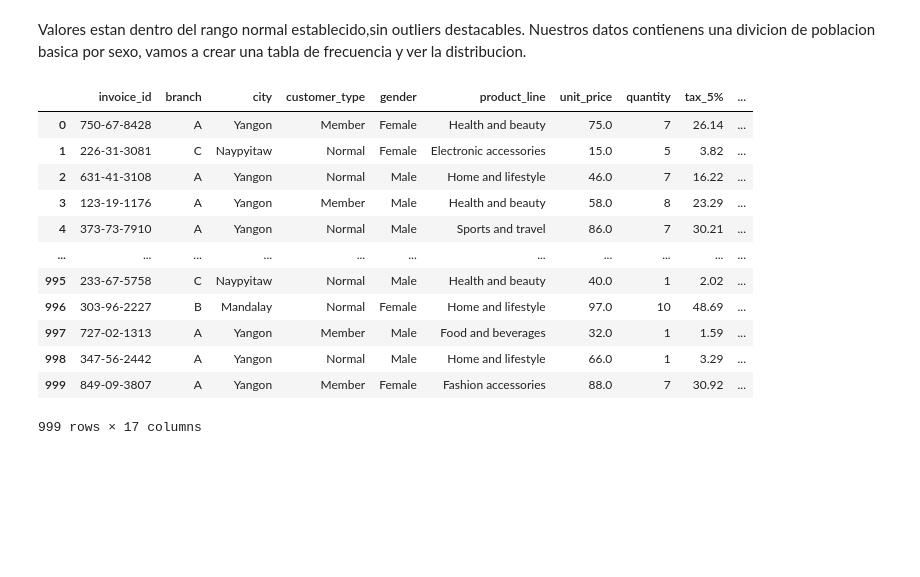
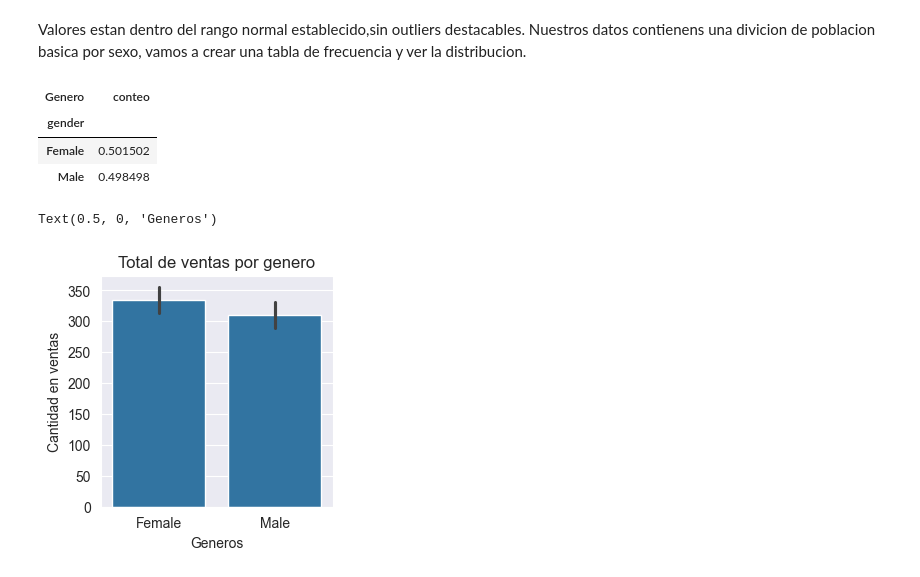
Before and after one commit to 4J-Consulting/FreshMarket-project, a Jupyter notebook: Exploracion/fresh_market_EDA.ipynb, the cells around one changed output. Drawn from its saved outputs; the diff is of its cells as text; code cells hidden in the pictures; blank space fills up the shorter version.

```diff
--- a/Exploracion/fresh_market_EDA.ipynb
+++ b/Exploracion/fresh_market_EDA.ipynb
@@ -43,18 +44,19 @@ fresh[['unit_price', 'quantity', 'tax_5%', 'total','payment', 'cogs', 'gross_mar
 # %% [markdown]
 Valores estan dentro del rango normal establecido,sin outliers destacables. Nuestros datos contienens una divicion de poblacion basica por sexo, vamos a crear una tabla de frecuencia y ver la distribucion.
 # %%
-fresh
+# Porcentage de hombres y mujeres que compraron productos.
+pd.crosstab(fresh['gender'],columns='conteo', colnames=['Genero'], normalize=True)
 # %% [output]
-|  | invoice_id | branch | city | customer_type | gender | product_line | unit_price | quantity | tax_5% | ... |
-| 0 | 750-67-8428 | A | Yangon | Member | Female | Health and beauty | 75.0 | 7 | 26.14 | ... |
-| 1 | 226-31-3081 | C | Naypyitaw | Normal | Female | Electronic accessories | 15.0 | 5 | 3.82 | ... |
-| 2 | 631-41-3108 | A | Yangon | Normal | Male | Home and lifestyle | 46.0 | 7 | 16.22 | ... |
-| 3 | 123-19-1176 | A | Yangon | Member | Male | Health and beauty | 58.0 | 8 | 23.29 | ... |
-| 4 | 373-73-7910 | A | Yangon | Normal | Male | Sports and travel | 86.0 | 7 | 30.21 | ... |
-| ... | ... | ... | ... | ... | ... | ... | ... | ... | ... | ... |
-| 995 | 233-67-5758 | C | Naypyitaw | Normal | Male | Health and beauty | 40.0 | 1 | 2.02 | ... |
-| 996 | 303-96-2227 | B | Mandalay | Normal | Female | Home and lifestyle | 97.0 | 10 | 48.69 | ... |
-| 997 | 727-02-1313 | A | Yangon | Member | Male | Food and beverages | 32.0 | 1 | 1.59 | ... |
-| 998 | 347-56-2442 | A | Yangon | Normal | Male | Home and lifestyle | 66.0 | 1 | 3.29 | ... |
-| 999 | 849-09-3807 | A | Yangon | Member | Female | Fashion accessories | 88.0 | 7 | 30.92 | ... |
+| Genero | conteo |
+| gender |  |
+| Female | 0.501502 |
+| Male | 0.498498 |
-999 rows × 17 columns
+# %%
+plt.figure(figsize=(3,3))
+grafica = sns.barplot(data=fresh, x = 'gender', y= 'total')
+grafica.set_title("Total de ventas por genero")
+grafica.set_ylabel("Cantidad en ventas")
+grafica.set_xlabel("Generos")
+# %% [output]
+Text(0.5, 0, 'Generos')
+[figure, added]
```
Also changed, not shown: parts of 8 cells of this notebook.
